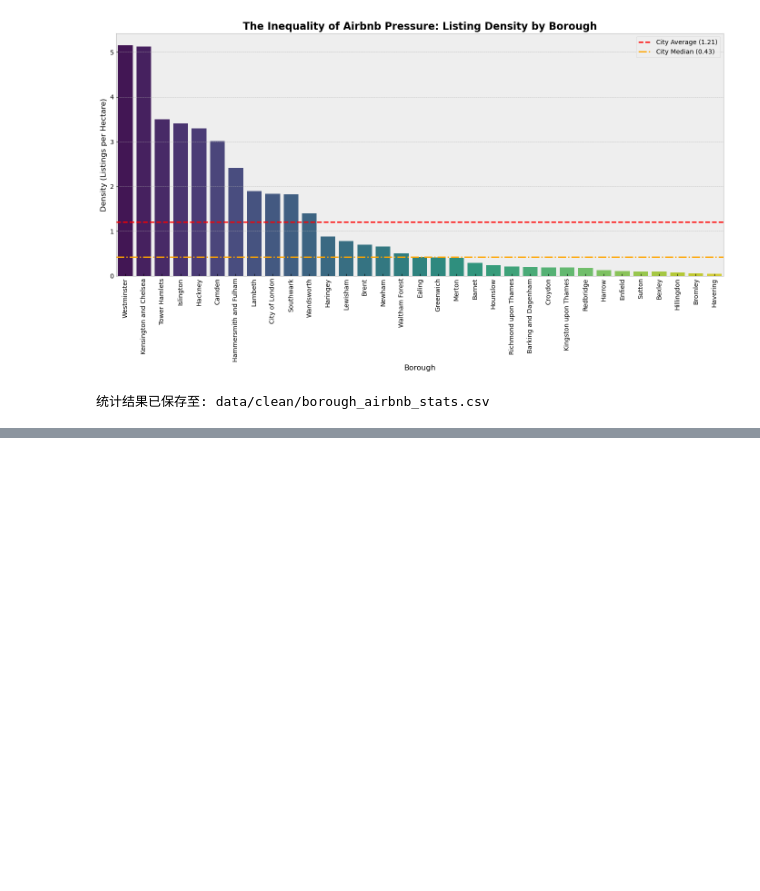
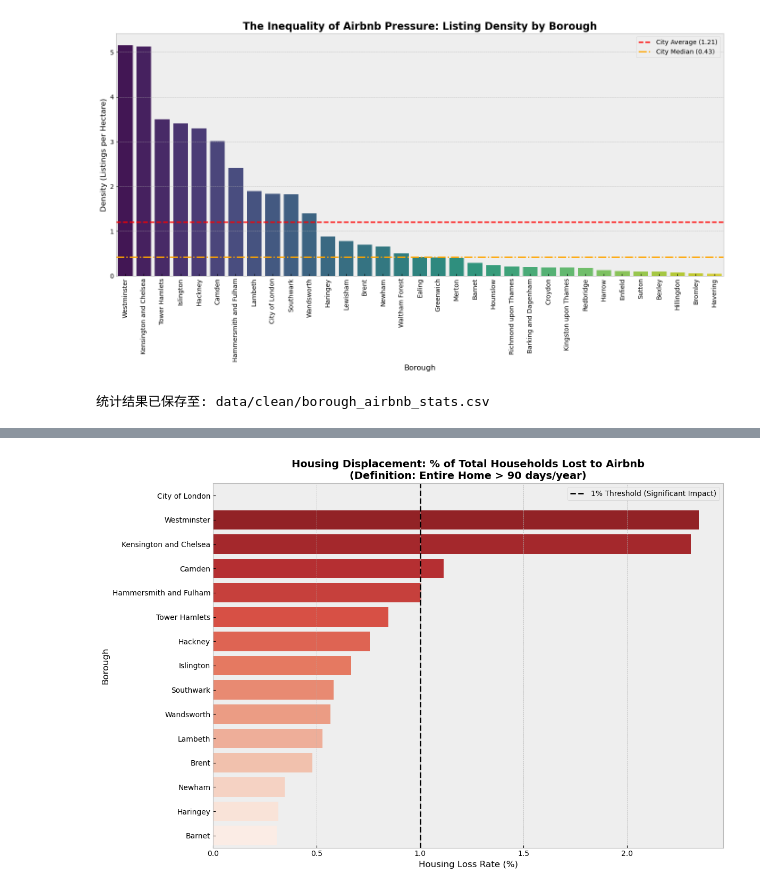
Before and after one commit to yjzhou217/The-Universe-s-Premier-F, a Jupyter notebook: code-draft.ipynb, the cells around one changed output, grey strips where cells are left out. Cells and saved outputs as stored; diff of their text form; code cells hidden in the pictures; blank space fills up the shorter version.

Commit message:
3 dimensions

```diff
--- a/code-draft.ipynb
+++ b/code-draft.ipynb
@@ -624,4 +622,94 @@ print(f"统计结果已保存至: {output_csv}")
 # %% [output]
 统计结果已保存至: data/clean/borough_airbnb_stats.csv
 # %%
-# 2.住房供应维度
+# 2.住房供应维度(Housing Supply Dimension)
+# 核心问题: Airbnb 是否正在挤占长租住房资源 (Housing Displacement)?
+# 2.1 加载与清洗住房存量数据 (Housing Stock Data)
+# 读取 CSV 文件
+filename = "tenure-households-borough.csv.gz"
+
+host = "https://raw.githubusercontent.com"
+repo = "yjzhou217/The-Universe-s-Premier-F/main"
+
+url2 = f"{host}/{repo}/{filename}"
+print(url2)
+
+# load csv
+housing_csv_path = cache_data(url2, Path("data/raw").resolve())
+df_housing_raw = pd.read_csv(file_path, compression="gzip", low_memory=False)
+print(f"Data frame is {df_housing_raw.shape[0]:,} x {df_housing_raw.shape[1]}")
+
+# 数据预处理
+# 筛选最新年份的数据
+latest_year = df_housing_raw['Year'].max()
+df_housing_recent = df_housing_raw[df_housing_raw['Year'] == latest_year].copy()
+
+# 确保数值列是数字格式 (处理可能的非数值字符)
+df_housing_recent['Number_of_households'] = pd.to_numeric(df_housing_recent['Number_of_households'], errors='coerce')
+
+# 生成 housing_stock 变量 (关键步骤！)
+# 按行政区 (Name) 汇总住户数，得到每个区的总住房存量
+housing_stock = df_housing_recent.groupby('Name')['Number_of_households'].sum().reset_index()
+housing_stock.rename(columns={'Name': 'Borough', 'Number_of_households': 'Total_Households'}, inplace=True)
+
+print(f"住房数据准备完成 (年份: {latest_year})")
+print(housing_stock.head())
+
+# 2.2 定义 "Lost Housing" (幽灵酒店)
+# 假设 df (Airbnb 数据) 已经存在。如果报错 'df not defined'，请先运行 Part 1 的加载代码。
+
+# 定义阈值：一年中可预订超过 90 天的整套房
+GHOST_HOTEL_THRESHOLD = 90
+
+print(f"\n正在识别 '幽灵酒店' (阈值: >{GHOST_HOTEL_THRESHOLD} 天)...")
+
+# 筛选条件
+is_entire = df['room_type'] == 'Entire home/apt'
+is_highly_available = df['availability_365'] > GHOST_HOTEL_THRESHOLD
+
+# 在 df 中标记流失房源
+df['is_lost_housing'] = is_entire & is_highly_available
+
+# 打印全城统计
+total_airbnb = len(df)
+lost_housing_count = df['is_lost_housing'].sum()
+print(f"  - 全伦敦 Airbnb 总房源: {total_airbnb:,}")
+print(f"  - 判定为 '流失住房' (Lost Stock): {lost_housing_count:,}")
+print(f"  - 商业化比例 (占 Airbnb 总量): {(lost_housing_count/total_airbnb)*100:.1f}%")
+
+# 2.3 聚合与合并 (Merge Airbnb & Housing Data)
+# 统计各区 Airbnb 幽灵酒店数量
+# observed=True 用于处理 category 类型的数据，避免 FutureWarning
+ghost_counts = df[df['is_lost_housing']].groupby('neighbourhood_cleansed', observed=True).size().reset_index(name='ghost_hotels')
+
+# 合并 Airbnb 数据与住房数据 (housing_stock)
+# 使用 inner join 确保只有两个数据集中都存在的区才会被分析
+merged_analysis = pd.merge(ghost_counts, housing_stock, left_on='neighbourhood_cleansed', right_on='Borough', how='inner')
+
+# 2.4 计算核心指标：住房流失率 (Housing Loss Rate)
+# 公式: (幽灵酒店数 / 该区总住户数) * 100
+merged_analysis['loss_rate'] = (merged_analysis['ghost_hotels'] / merged_analysis['Total_Households']) * 100
+
+# 查看"重灾区" Top 5
+print("\n--- Top 5 Boroughs by Housing Loss Rate (Displacement Impact) ---")
+top_loss = merged_analysis.sort_values('loss_rate', ascending=False).head(5)
+print(top_loss[['Borough', 'ghost_hotels', 'Total_Households', 'loss_rate']])
+
+# 2.5 可视化：住房挤占程度 (The Impact)
+plt.figure(figsize=(12, 8))
+
+# 绘制条形图：住房流失率
+# 使用 Reds_r 颜色，红色越深代表流失越严重
+sns.barplot(x='loss_rate', y='Borough', data=merged_analysis.sort_values('loss_rate', ascending=False).head(15), palette='Reds_r')
+
+plt.title(f'Housing Displacement: % of Total Households Lost to Airbnb\n(Definition: Entire Home > {GHOST_HOTEL_THRESHOLD} days/year)', fontsize=14, weight='bold')
+plt.xlabel('Housing Loss Rate (%)')
+plt.ylabel('Borough')
+
+# 添加 1% 警戒线 (通常 1% 的存量流失对租房市场已有显著影响)
+plt.axvline(1.0, color='black', linestyle='--', label='1% Threshold (Significant Impact)')
+plt.legend()
+
+plt.tight_layout()
+plt.show()
+# %% [output]
@@ -627,0 +736 @@ print(f"统计结果已保存至: {output_csv}")
+[figure, added]
```
Also changed, not shown: parts of 4 cells of this notebook.
